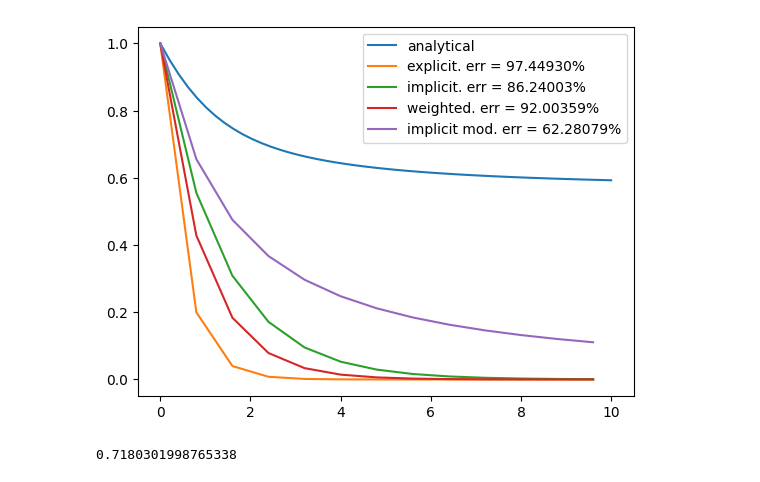
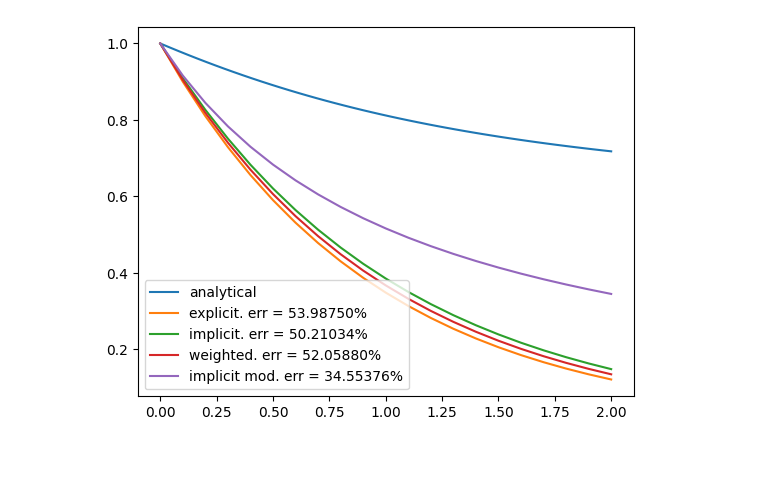
Before and after one commit to horockey/math_modeling, a Jupyter notebook: main.ipynb, the cells around one changed output. Cells and saved outputs as stored; diff of their text form; code cells hidden in the pictures.

```diff
--- a/main.ipynb
+++ b/main.ipynb
@@ -57,36 +57,32 @@ def error(y0, yMeth) -> float:
 # %%
 import matplotlib.pyplot as plt
 import numpy as np
 
-tau = 0.8
+tau = 0.1
 x0 = 0
 y0 = 1
 leftXBound = x0
-rightXBoud = leftXBound + 10
+rightXBoud = leftXBound + 2
 pointsCount = int((rightXBoud-leftXBound)/tau)+1
 
 midX = (rightXBoud-leftXBound)/2 + leftXBound
 
 fig, ax = plt.subplots()
 x = np.linspace(leftXBound, rightXBoud)
 
 analytical = [f(t) for t in x]
 expl, explErr = explicit(x0, y0, tau, pointsCount, f)
 impl, implErr = implicit(x0, y0, tau, pointsCount, f)
 wgt, wgtErr = weighted(x0, y0, tau, pointsCount, f)
 impliMod, impliModErr = implicitMod(x0, y0, tau, pointsCount, f)
 
 ax.plot(x, analytical, label='analytical')
 ax.plot([x for x in expl], [expl[x] for x in expl], label=f'explicit. err = {format(explErr*100, '.5f')}%')
 ax.plot([x for x in impl], [impl[x] for x in impl], label=f'implicit. err = {format(implErr*100, '.5f')}%')
 ax.plot([x for x in wgt], [wgt[x] for x in wgt], label=f'weighted. err = {format(wgtErr*100, '.5f')}%')
 ax.plot([x for x in impliMod], [impliMod[x] for x in impliMod], label=f'implicit mod. err = {format(impliModErr*100, '.5f')}%')
 
 plt.legend()
 plt.show()
 # %% [output]
-[figure, old version]
+[figure, new version]
-# %%
-print(f(2))
-# %% [output]
-0.7180301998765338
```
